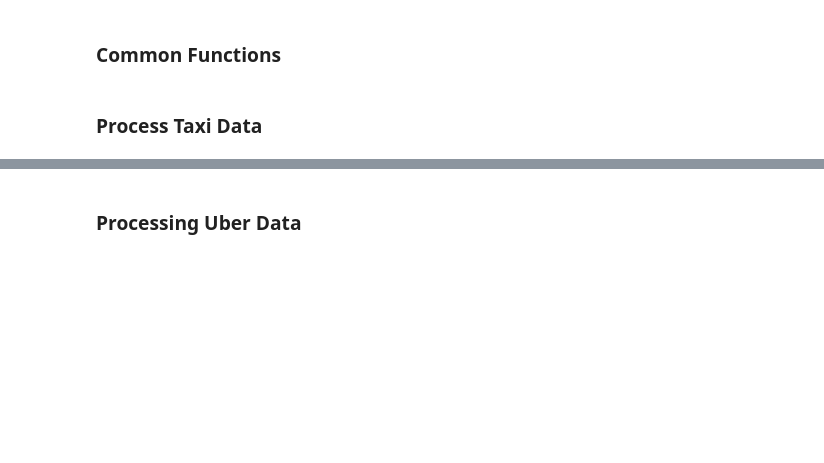
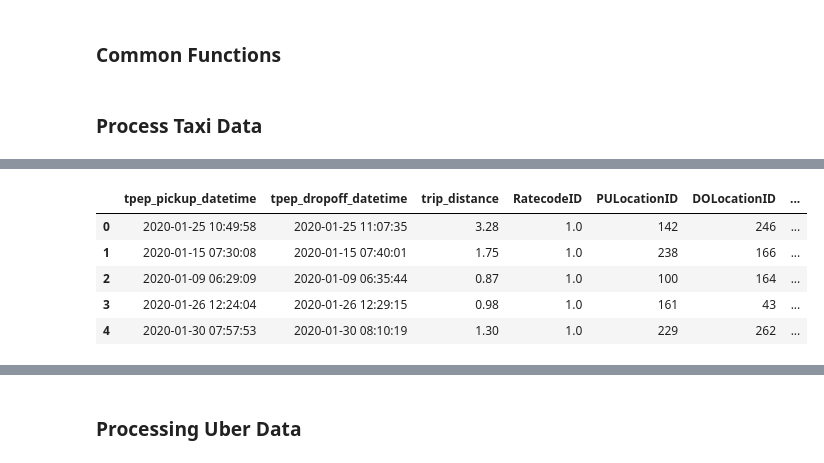
Before and after one commit to yhuang37-2034310/4501_Project, a Jupyter notebook: Project Scaffolding.ipynb, the cells around one changed output, grey strips where cells are left out. Saved outputs shown, nothing was run; the diff lists cells and outputs as text; code cells hidden in the pictures; blank space fills up the shorter version.

```diff
--- a/Project Scaffolding.ipynb
+++ b/Project Scaffolding.ipynb
@@ -383,3 +350,10 @@ taxi_data = get_taxi_data()
 # %%
-taxi_data.head()
+final_taxi_data.head()
+# %% [output]
+|  | tpep_pickup_datetime | tpep_dropoff_datetime | trip_distance | RatecodeID | PULocationID | DOLocationID | ... |
+| 0 | 2020-01-25 10:49:58 | 2020-01-25 11:07:35 | 3.28 | 1.0 | 142 | 246 | ... |
+| 1 | 2020-01-15 07:30:08 | 2020-01-15 07:40:01 | 1.75 | 1.0 | 238 | 166 | ... |
+| 2 | 2020-01-09 06:29:09 | 2020-01-09 06:35:44 | 0.87 | 1.0 | 100 | 164 | ... |
+| 3 | 2020-01-26 12:24:04 | 2020-01-26 12:29:15 | 0.98 | 1.0 | 161 | 43 | ... |
+| 4 | 2020-01-30 07:57:53 | 2020-01-30 08:10:19 | 1.30 | 1.0 | 229 | 262 | ... |
 # %%
```
Also changed, not shown: parts of 36 cells of this notebook.
